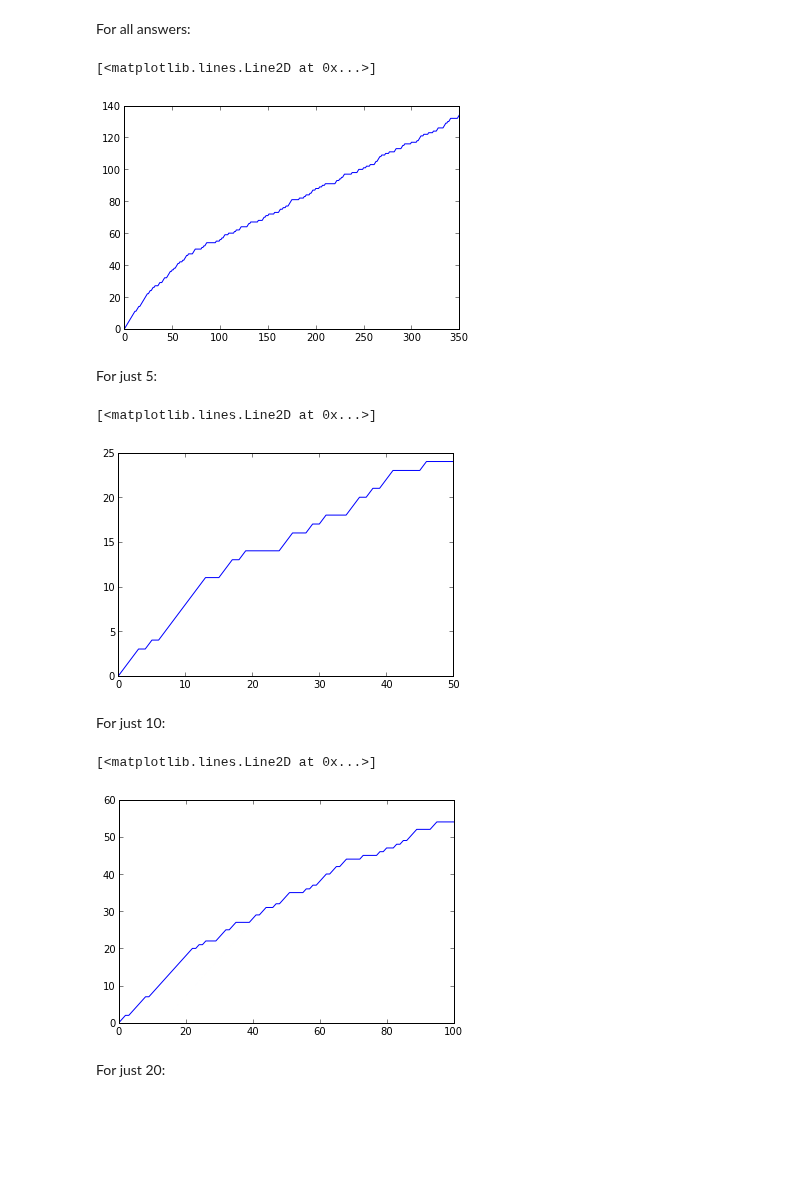
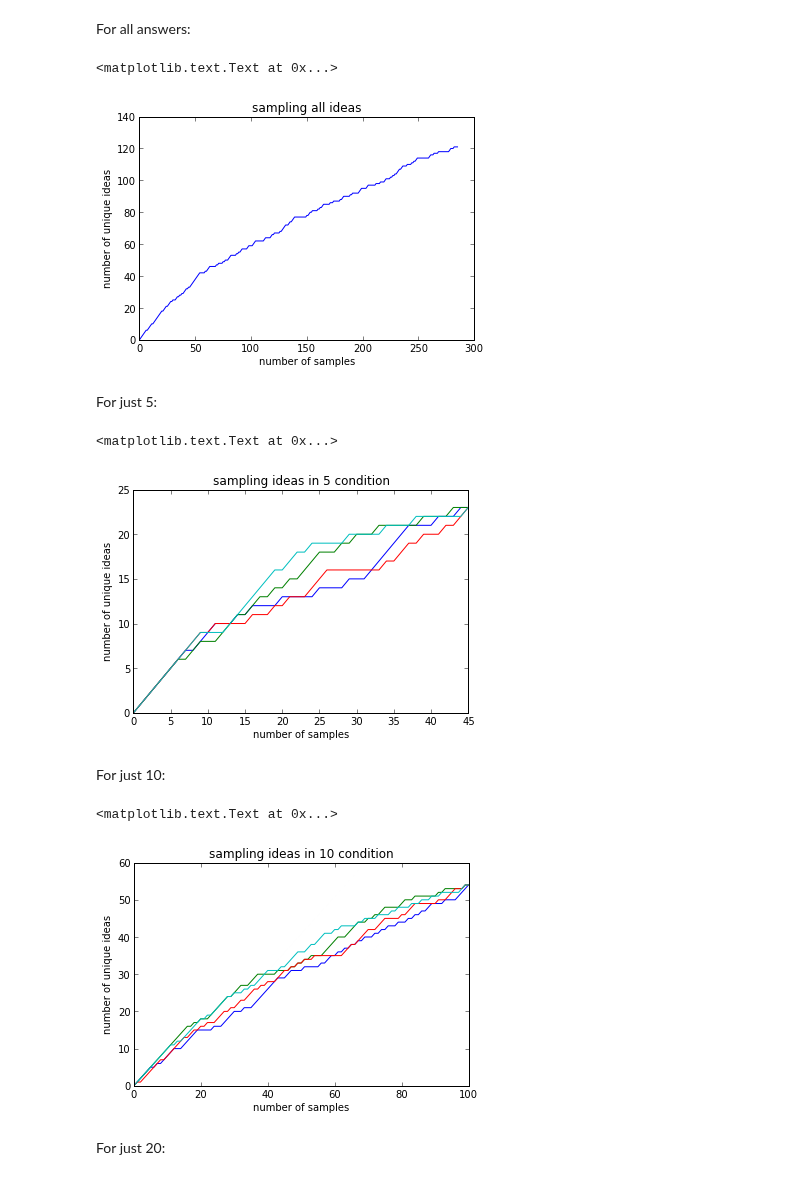
Before and after one commit to filkry/crowbrain, a Jupyter notebook: exps/000_pilot1_analysis.ipynb, the cells around one changed output. Saved outputs shown, nothing was run; the diff lists cells and outputs as text; code cells hidden in the pictures; blank space fills up the shorter version.

Commit message:
analysis of batch sampling

```diff
--- a/exps/000_pilot1_analysis.ipynb
+++ b/exps/000_pilot1_analysis.ipynb
@@ -44 +48,13 @@ defaultdict(<type 'list'>, {'\xef\xbf\xbd~M\xef\xbf\xbd\xef\xbf\xbdY\xef\xbf\xbd
+# %%
+for c_num in conditions:
+    removekeys = set()
+    for worker in conditions[c_num]:
+        if 100 in conditions[c_num][worker]:
+            removekeys.add(worker)
+    for key in removekeys:
+        del conditions[c_num][key]
+    # verify no more missing entries
+    for worker in conditions[c_num]:
+        if 100 in conditions[c_num][worker]:
+            print "fail"
 # %% [markdown]
@@ -96,32 +114,48 @@ For all answers:
 # %%
 flat = [ans for con in conditions
             for worker in conditions[con]
             for ans in conditions[con][worker]]
 
-plot(num_answers_after_samples(flat))
+rate = num_answers_after_samples(flat)
+
+plot(rate)
+xlabel('number of samples')
+ylabel('number of unique ideas')
+title('sampling all ideas')
 # %% [output]
-[<matplotlib.lines.Line2D at 0x...>]
+<matplotlib.text.Text at 0x...>
-[figure, old version]
+[figure, new version]
 # %% [markdown]
 For just 5:
 # %%
 fives = [ans for worker in conditions[5]
              for ans in conditions[5][worker]]
 
-plot(num_answers_after_samples(fives))
+# take repeat samples
+for i in range(0, 4):
+    plot(num_answers_after_samples(fives))
+
+xlabel('number of samples')
+ylabel('number of unique ideas')
+title('sampling ideas in 5 condition')
 # %% [output]
-[<matplotlib.lines.Line2D at 0x...>]
+<matplotlib.text.Text at 0x...>
-[figure, old version]
+[figure, new version]
 # %% [markdown]
 For just 10:
 # %%
 tens = [ans for worker in conditions[10]
             for ans in conditions[10][worker]]
 
-plot(num_answers_after_samples(tens))
+# take repeat samples
+for i in range(0, 4):
+    plot(num_answers_after_samples(tens))
+xlabel('number of samples')
+ylabel('number of unique ideas')
+title('sampling ideas in 10 condition')
 # %% [output]
-[<matplotlib.lines.Line2D at 0x...>]
+<matplotlib.text.Text at 0x...>
-[figure, old version]
+[figure, new version]
 # %% [markdown]
 For just 20:
 # %%
```
Also changed, not shown: parts of 12 cells of this notebook, 1 other file.
